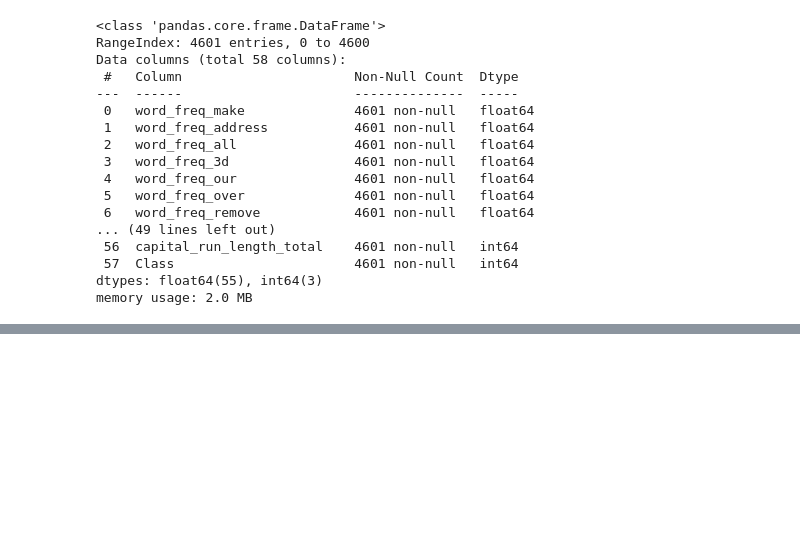
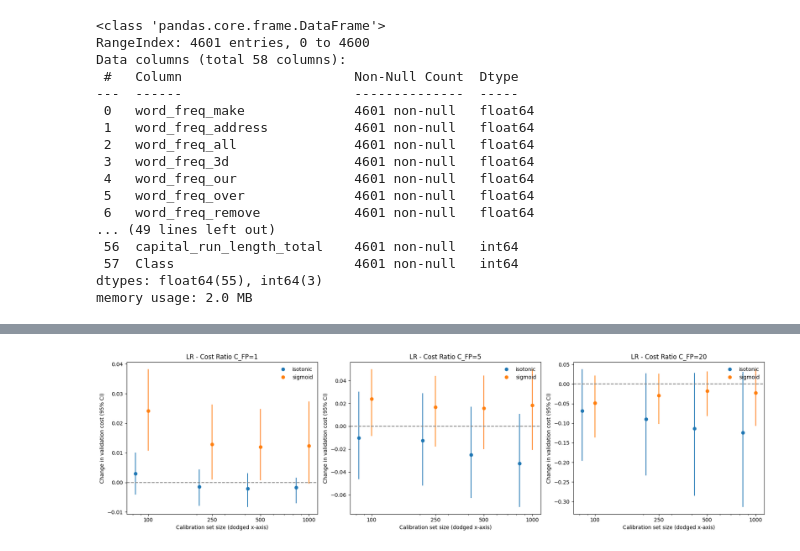
Before and after one commit to SKJ39/Probability-Recalibration, a Jupyter notebook: proj_5420.ipynb, the cells around one changed output, grey strips where cells are left out. Cells and saved outputs as stored; diff of their text form; code cells hidden in the pictures; blank space fills up the shorter version.

```diff
--- a/proj_5420.ipynb
+++ b/proj_5420.ipynb
@@ -1006,0 +489,2 @@ We define the "smallest effective calibration size" as the minimum subset size (
+# %%
+lr_bootstrap_df = bootstrap_ci(lr_differences, spam_groups, spam_parts)
@@ -1006,0 +495,45 @@ We define the "smallest effective calibration size" as the minimum subset size (
+# %%
+def plot_calibration_costs(bootstrap_results, model_name, eval_name="validation"):
+    fig, axes = plt.subplots(1, len(C_FPS), figsize=(6 * len(C_FPS), 5), sharey=False)
+    if len(C_FPS) == 1:
+        axes = [axes]
+
+    # We define a small dodge/offset factor to prevent horizontal overlap of confidence intervals
+    methods_list = sorted(bootstrap_results['method'].unique())
+    dodge_offsets = {method: (idx - len(methods_list)/2.0) * 0.08 for idx, method in enumerate(methods_list)}
+
+    for i, c_fp in enumerate(C_FPS):
+        ax = axes[i]
+        data_subset = bootstrap_results[bootstrap_results['c_fp'] == c_fp]
+
+        for method, delta in data_subset.groupby('method'):
+            delta = delta.sort_values('n')
+            mean = delta['mean_difference']
+            lower = delta['95% CI Lower']
+            upper = delta['95% CI Upper']
+
+            # Apply dodge offset to the x-coordinates on a log scale
+            x_coords = delta['n'].astype(float) * (10 ** dodge_offsets[method])
+
+            # Plot mean cost differences with offset
+            line, = ax.plot(x_coords, mean, marker='o', ls='', label=method) # removed continuous line to focus on bounds
+
+            # Plot bootstrap confidence intervals
+            ax.vlines(x_coords, lower, upper, color=line.get_color())
+
+        ax.axhline(0, ls='--', c='gray')
+        ax.set_xscale('log')
+        ax.set_xticks(sorted(data_subset['n'].unique()))
+        ax.get_xaxis().set_major_formatter(plt.ScalarFormatter())
+
+        ax.set_title(f'{model_name} - Cost Ratio C_FP={c_fp}')
+        ax.set_xlabel('Calibration set size (dodged x-axis)')
+        ax.set_ylabel(f'Change in {eval_name} cost (95% CI)')
+        ax.legend(frameon=False)
+
+    plt.tight_layout()
+    plt.show()
+# %%
+plot_calibration_costs(lr_bootstrap_df, 'LR')
+# %% [output]
+[figure, added]
```
Also changed, not shown: parts of 173 cells of this notebook.
